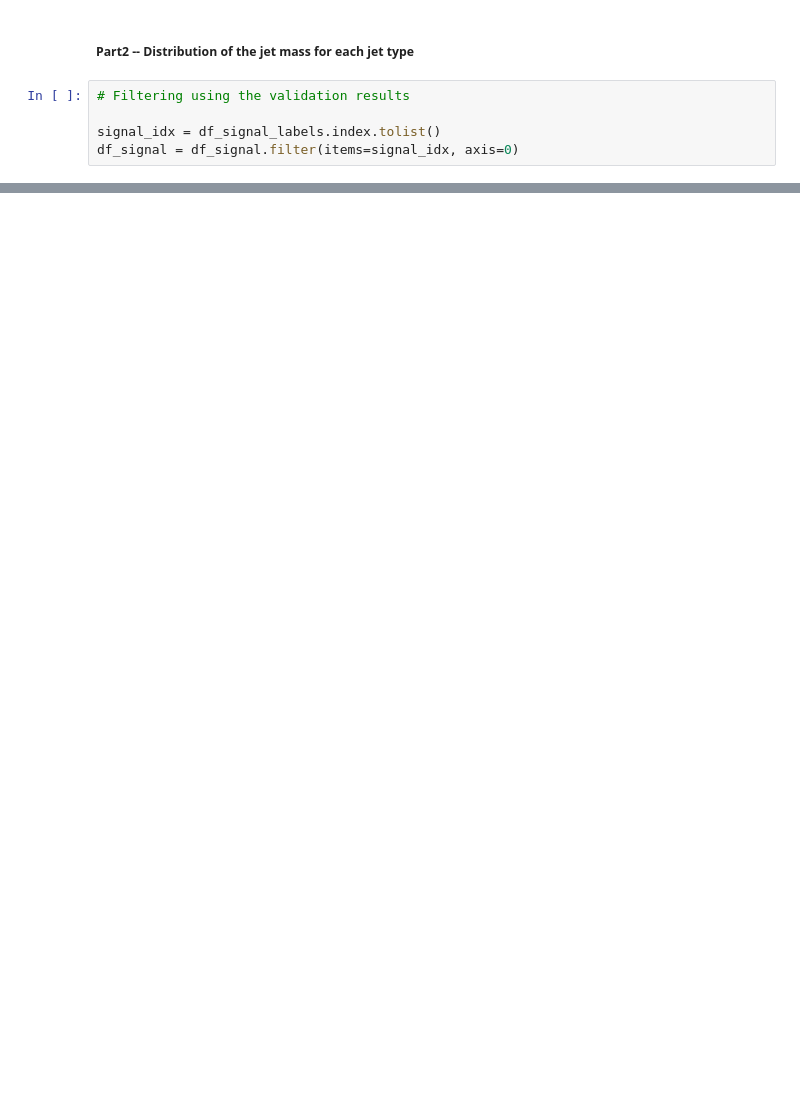
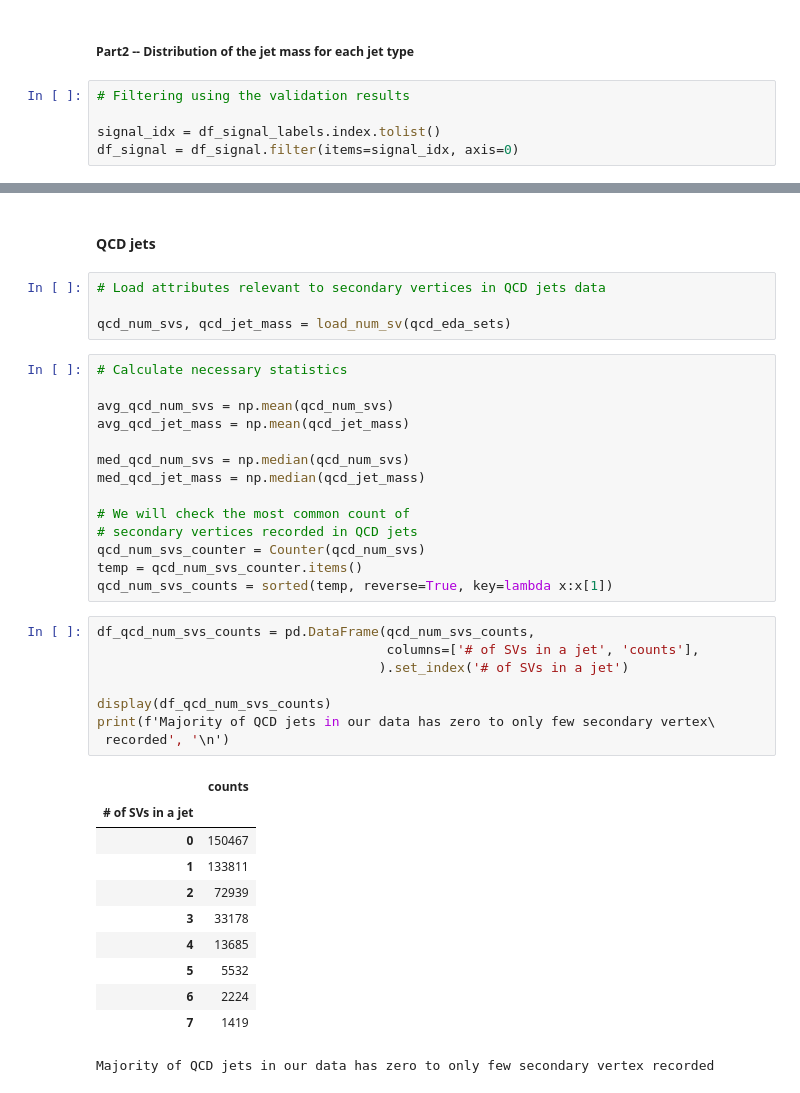
Before and after one commit to UCSDJLEE/DSC180B-A11-Project, a Jupyter notebook: DSC180B Group11 Project Report.ipynb, the cells around one changed output, grey strips where cells are left out. Saved outputs shown, nothing was run; the diff lists cells and outputs as text; blank space fills up the shorter version.

```diff
--- a/DSC180B Group11 Project Report.ipynb
+++ b/DSC180B Group11 Project Report.ipynb
@@ -201,0 +211,40 @@ print('\n')
+# %% [markdown]
+#### QCD jets
+# %%
+# Load attributes relevant to secondary vertices in QCD jets data
+
+qcd_num_svs, qcd_jet_mass = load_num_sv(qcd_eda_sets)
+# %%
+# Calculate necessary statistics
+
+avg_qcd_num_svs = np.mean(qcd_num_svs)
+avg_qcd_jet_mass = np.mean(qcd_jet_mass)
+
+med_qcd_num_svs = np.median(qcd_num_svs)
+med_qcd_jet_mass = np.median(qcd_jet_mass)
+
+# We will check the most common count of
+# secondary vertices recorded in QCD jets
+qcd_num_svs_counter = Counter(qcd_num_svs)
+temp = qcd_num_svs_counter.items()
+qcd_num_svs_counts = sorted(temp, reverse=True, key=lambda x:x[1])
+# %%
+df_qcd_num_svs_counts = pd.DataFrame(qcd_num_svs_counts,
+                                     columns=['# of SVs in a jet', 'counts'],
+                                    ).set_index('# of SVs in a jet')
+
+display(df_qcd_num_svs_counts)
+print(f'Majority of QCD jets in our data has zero to only few secondary vertex\
+ recorded', '\n')
+# %% [output]
+|  | counts |
+| # of SVs in a jet |  |
+| 0 | 150467 |
+| 1 | 133811 |
+| 2 | 72939 |
+| 3 | 33178 |
+| 4 | 13685 |
+| 5 | 5532 |
+| 6 | 2224 |
+| 7 | 1419 |
+Majority of QCD jets in our data has zero to only few secondary vertex recorded
```
Also changed, not shown: parts of 21 cells of this notebook, 1 other file.
